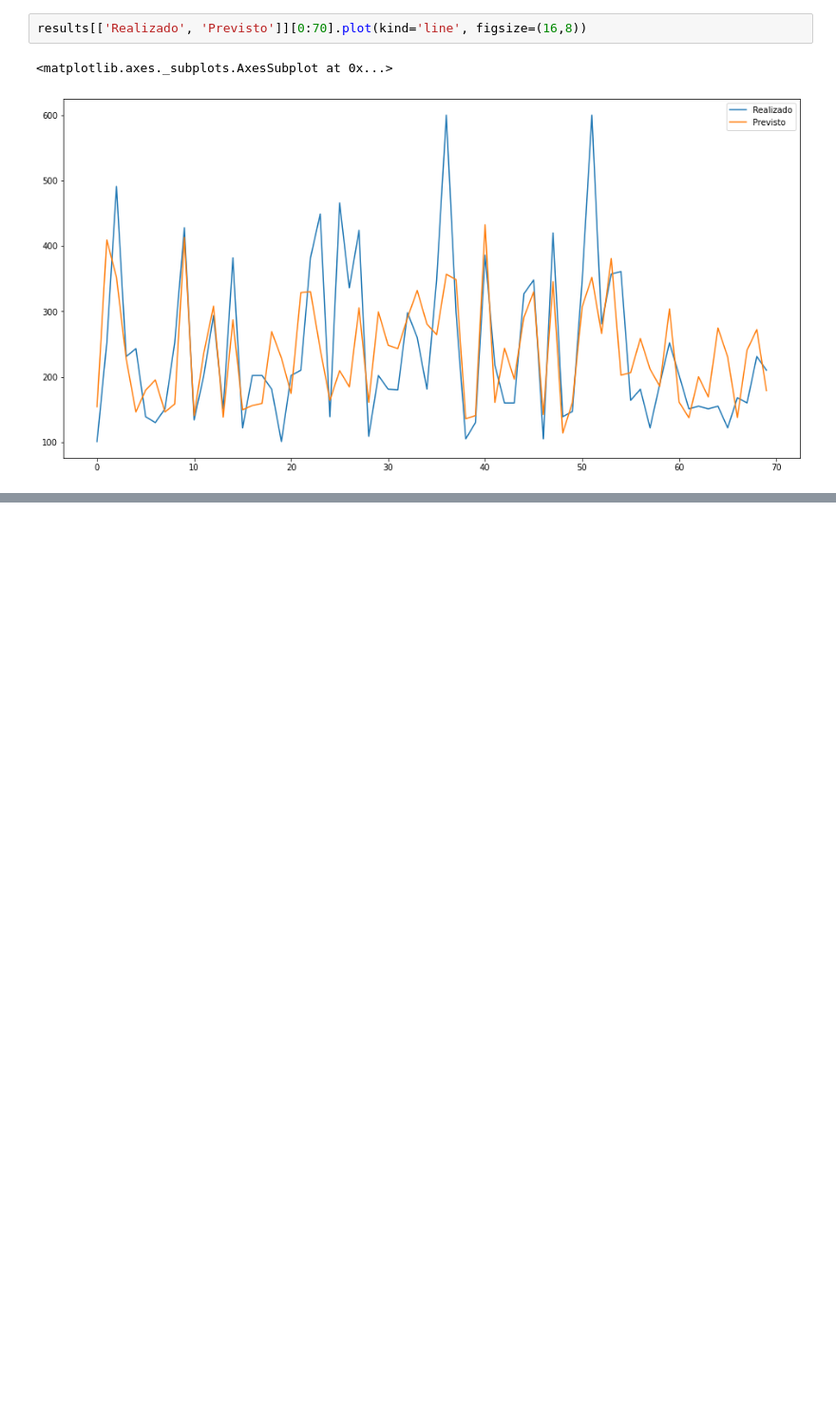
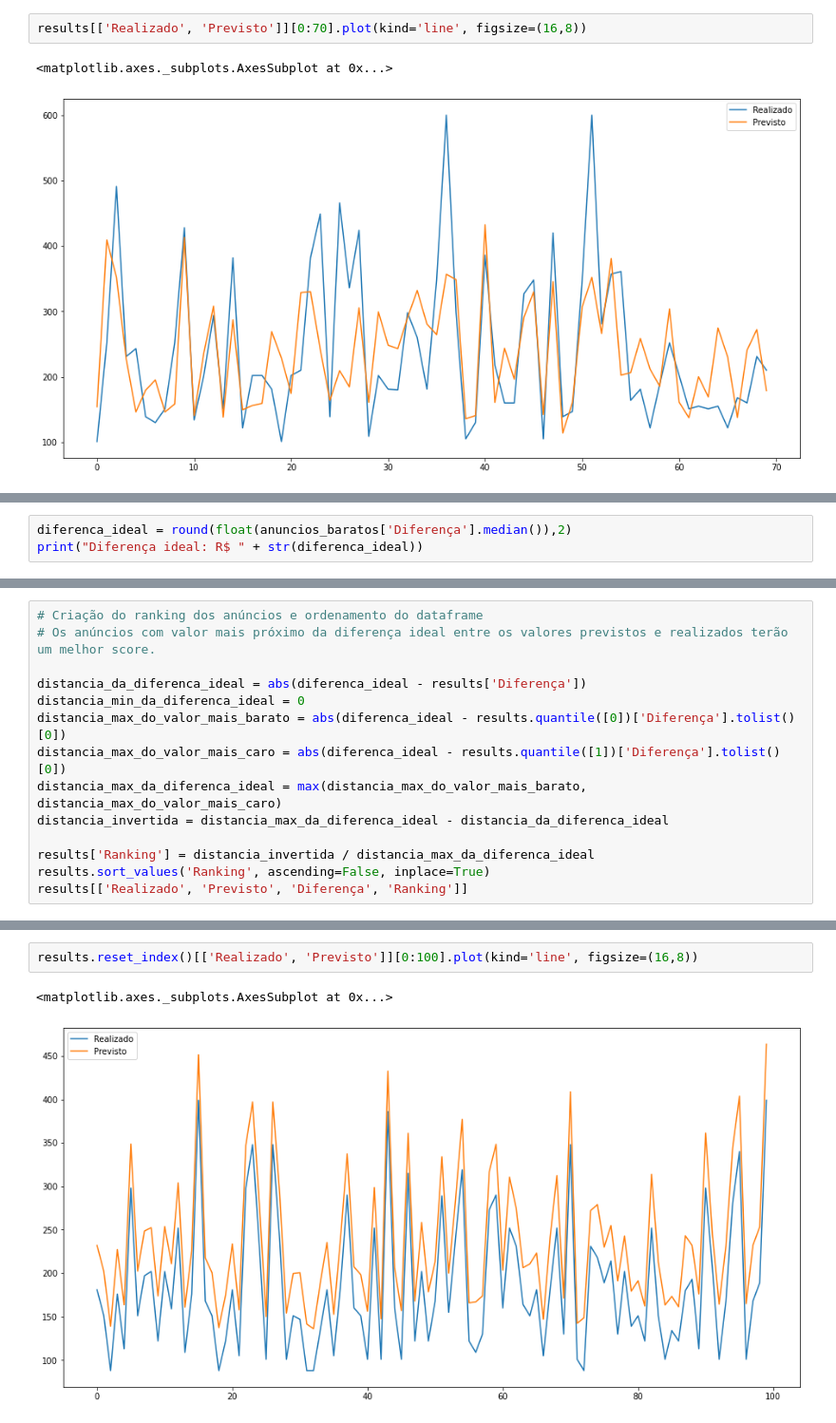
Before and after one commit to frlsouza/pmv_tcc_airbnb, a Jupyter notebook: tcc-puc-airbnb-e-resultados.ipynb, the cells around one changed output, grey strips where cells are left out. Shown: that part at 95% size. Saved outputs shown, nothing was run; the diff lists cells and outputs as text; blank space fills up the shorter version.

```diff
--- a/tcc-puc-airbnb-e-resultados.ipynb
+++ b/tcc-puc-airbnb-e-resultados.ipynb
@@ -184,0 +183,3 @@ dtype: float64
+# %%
+diferenca_ideal = round(float(anuncios_baratos['Diferença'].median()),2)
+print("Diferença ideal: R$ " + str(diferenca_ideal))
@@ -184,0 +188,14 @@ dtype: float64
+# %%
+# Criação do ranking dos anúncios e ordenamento do dataframe
+# Os anúncios com valor mais próximo da diferença ideal entre os valores previstos e realizados terão um melhor score.
+
+distancia_da_diferenca_ideal = abs(diferenca_ideal - results['Diferença'])
+distancia_min_da_diferenca_ideal = 0
+distancia_max_do_valor_mais_barato = abs(diferenca_ideal - results.quantile([0])['Diferença'].tolist()[0])
+distancia_max_do_valor_mais_caro = abs(diferenca_ideal - results.quantile([1])['Diferença'].tolist()[0])
+distancia_max_da_diferenca_ideal = max(distancia_max_do_valor_mais_barato, distancia_max_do_valor_mais_caro)
+distancia_invertida = distancia_max_da_diferenca_ideal - distancia_da_diferenca_ideal
+
+results['Ranking'] = distancia_invertida / distancia_max_da_diferenca_ideal
+results.sort_values('Ranking', ascending=False, inplace=True)
+results[['Realizado', 'Previsto', 'Diferença', 'Ranking']]
@@ -184,0 +217,5 @@ dtype: float64
+# %%
+results.reset_index()[['Realizado', 'Previsto']][0:100].plot(kind='line', figsize=(16,8))
+# %% [output]
+<matplotlib.axes._subplots.AxesSubplot at 0x...>
+[figure, added]
```
Also changed, not shown: parts of 17 cells of this notebook.
